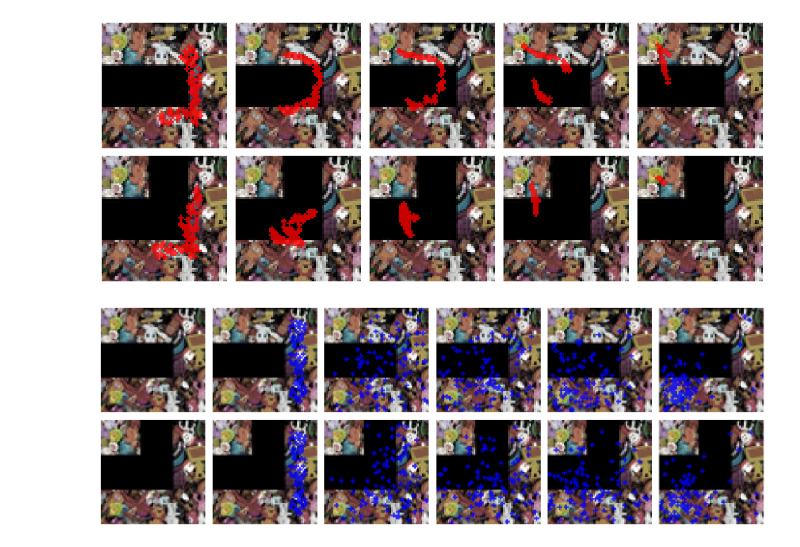
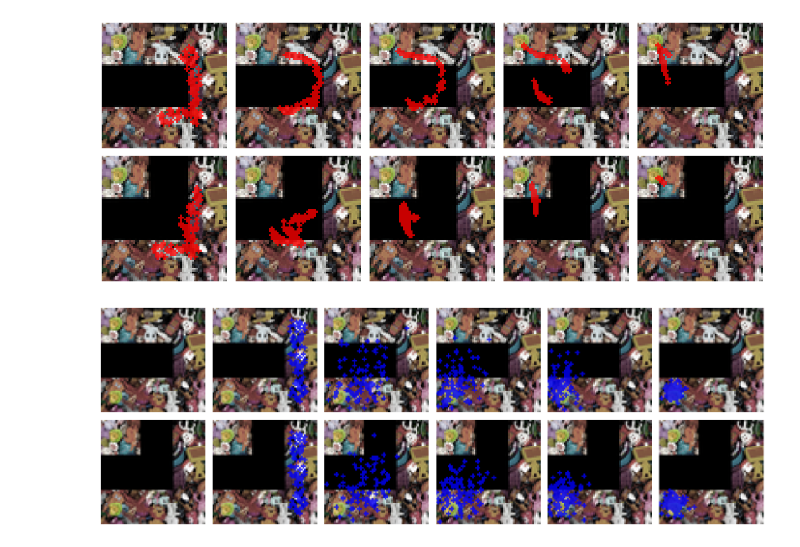
Before and after one commit to pranaboy72/denoisingheat, a Jupyter notebook: inference.ipynb, the cells around one changed output. Saved outputs shown, nothing was run; the diff lists cells and outputs as text; code cells hidden in the pictures.

```diff
--- a/inference.ipynb
+++ b/inference.ipynb
@@ -428,8 +428,8 @@ rrt = RRTStar(
 # Benchmark - Gaussian
 initial_states = 100
 
-lan_t = 200  # 4
-epsilon = .1
+lan_t = 100  # 4
+epsilon = .01
 
 goals = torch.tensor([[[-0.7, -0.7],[0.7, -0.7]]], device=device, dtype=torch.float32)
 obs_T = overlay_goal(background, img_size, wastes, goals)
@@ -482,7 +482,7 @@ with torch.no_grad():
             x_prev = x.clone()
             score, _ = baseline2(obs_T, t, x)
 
-            x = x_prev + score/2 * epsilon + torch.randn_like(x_prev) * math.sqrt(epsilon) * 0.1
+            x = x_prev + score/(2*diffuse_t) * epsilon + torch.randn_like(x_prev) * math.sqrt(epsilon) * 0.2
 
             if not (x[...,:].abs() <=0.99).all():
                 x = x_prev
@@ -496,44 +496,34 @@ with torch.no_grad():
             score2, _ = baseline2(obs_T2, t, x2)
 
             # x2 = x_prev2 + (img_size / (2*diffuse_t)) * score2 * alpha**k1 + torch.randn_like(x2) * alpha**((k1+k2)/2)
-            x2 = x_prev2 + score2/2 * epsilon + torch.randn_like(x_prev2) * math.sqrt(epsilon) * 0.1
+            x2 = x_prev2 + score2/(2*diffuse_t) * epsilon + torch.randn_like(x_prev2) * math.sqrt(epsilon) * 0.2
 
             if not (x2[...,:].abs() <=0.99).all():
                 x2 = x_prev2
 
             bkg2 = background2.copy()
             im2 = overlay_goal_agent(bkg2, wastes, goals.cpu(), x2.cpu(), col='blue', circle_rad=dot_size)
             ims2.append(im2)
         # x2 = remove_collisions(x2, obstacle_masks|obstacle_added)
 
 
     backg = background.copy()
     backg2 = background2.copy()
     img_sample = overlay_goal_agent(backg, wastes, goals.cpu(), x.cpu(), col='blue', circle_rad=dot_size)
     img_sample2 = overlay_goal_agent(backg2, wastes, goals.cpu(), x2.cpu(), col='blue', circle_rad=dot_size)
     for s in range(len(img_sample)):
         axs[0,-1].imshow(img_sample[s])
         axs[0,-1].axis('off')
         axs[1,-1].imshow(img_sample2[s])
         axs[1,-1].axis('off')
 
     bkg = background.copy()
     bkg2 = background2.copy()
     im = overlay_goal_agent(bkg, wastes, goals.cpu(), x.cpu(), col='blue', circle_rad=dot_size)
     im2 = overlay_goal_agent(bkg2, wastes, goals.cpu(), x2.cpu(), col='blue', circle_rad=dot_size)
     ims.append(im)
     ims2.append(im2)
 
-
-    # # Motion Plan
-    # path1, _ = rrt.plan(starts=x_T, goals=x, obstacle_masks=obstacle_masks)
-    # path2, _ = rrt.plan(starts=x_T, goals=x2, obstacle_masks=obstacle_masks)
-
-    # for gau1, gau2 in zip(ims, ims2):
-    #     result_img = overlay_goal_agent(ims, wastes, goals.cpu(), torch.tensor(path1[0][0]).unsqueeze(0).cpu(), 1)
-    #     result_img2 = overlay_goal_agent(ims2, wastes, goals.cpu(), torch.tensor(path2[0][0]).unsqueeze(0).cpu(), 1)
-
-
 plt.tight_layout()
 # %% [output]
-[figure, old version]
+[figure, new version]
```
Also changed, not shown: parts of 1 cell of this notebook, 3 other files.
